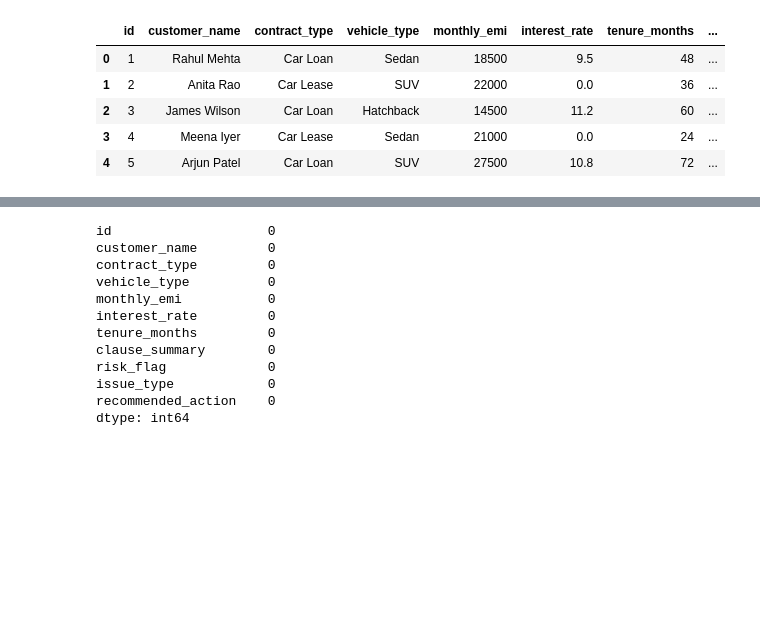
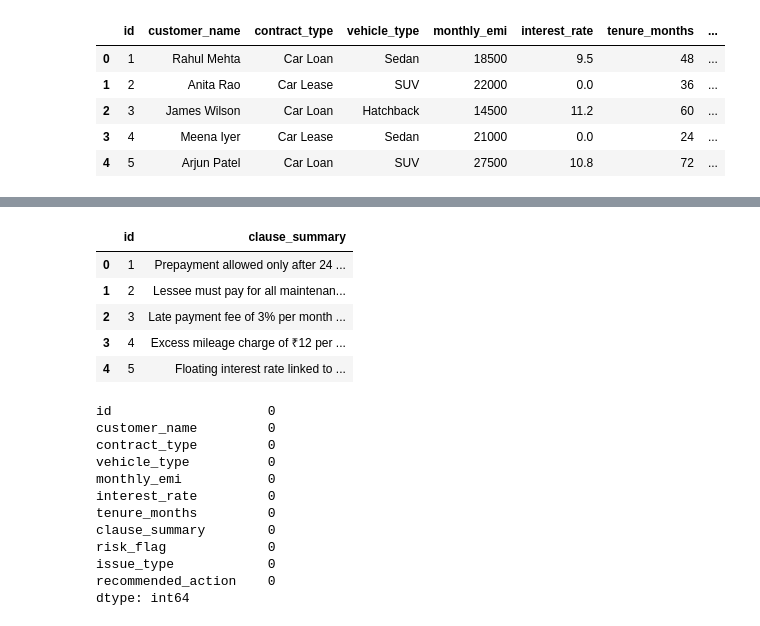
Before and after one commit to springboardmentor74219x/infosys-carlease-contract-ai-group2, a Jupyter notebook: notebook/task1.ipynb, the cells around one changed output, grey strips where cells are left out. Drawn from its saved outputs; the diff is of its cells as text; code cells hidden in the pictures; blank space fills up the shorter version.

Commit message:
updated_after_task

```diff
--- a/notebook/task1.ipynb
+++ b/notebook/task1.ipynb
@@ -18,3 +73,12 @@ df.head()
+# %%
+df[['id','clause_summary']].head()
+# %% [output]
+|  | id | clause_summary |
+| 0 | 1 | Prepayment allowed only after 24 ... |
+| 1 | 2 | Lessee must pay for all maintenan... |
+| 2 | 3 | Late payment fee of 3% per month ... |
+| 3 | 4 | Excess mileage charge of ₹12 per ... |
+| 4 | 5 | Floating interest rate linked to ... |
 # %%
 df.isnull().sum()
 # %% [output]
```
Also changed, not shown: parts of 3 cells of this notebook.
